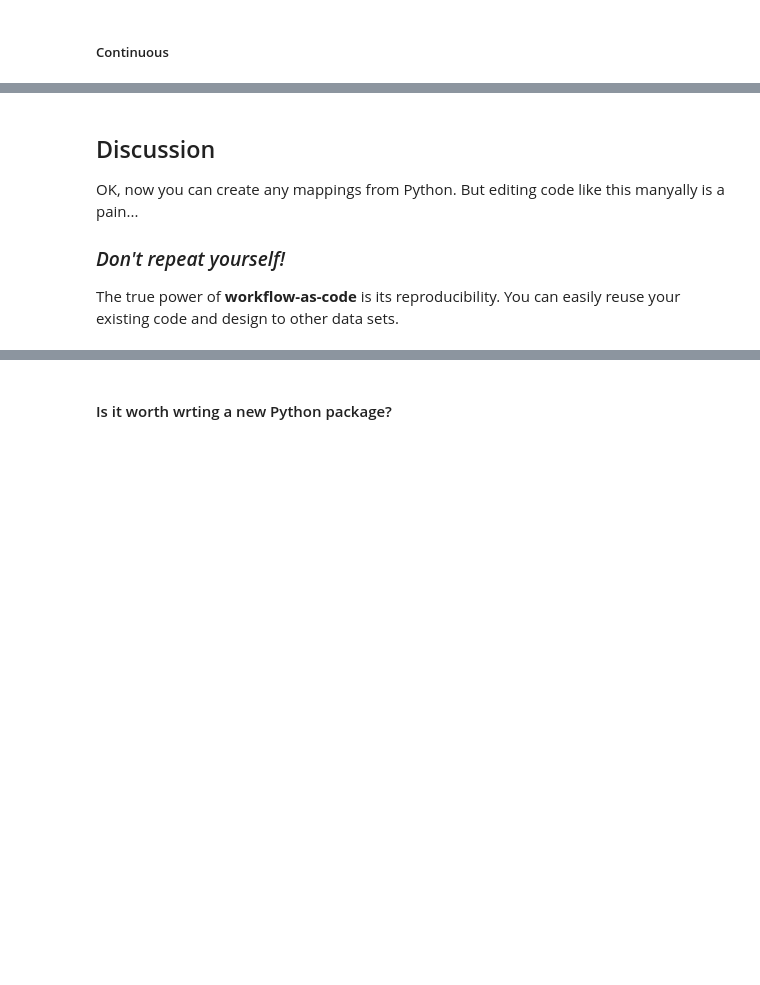
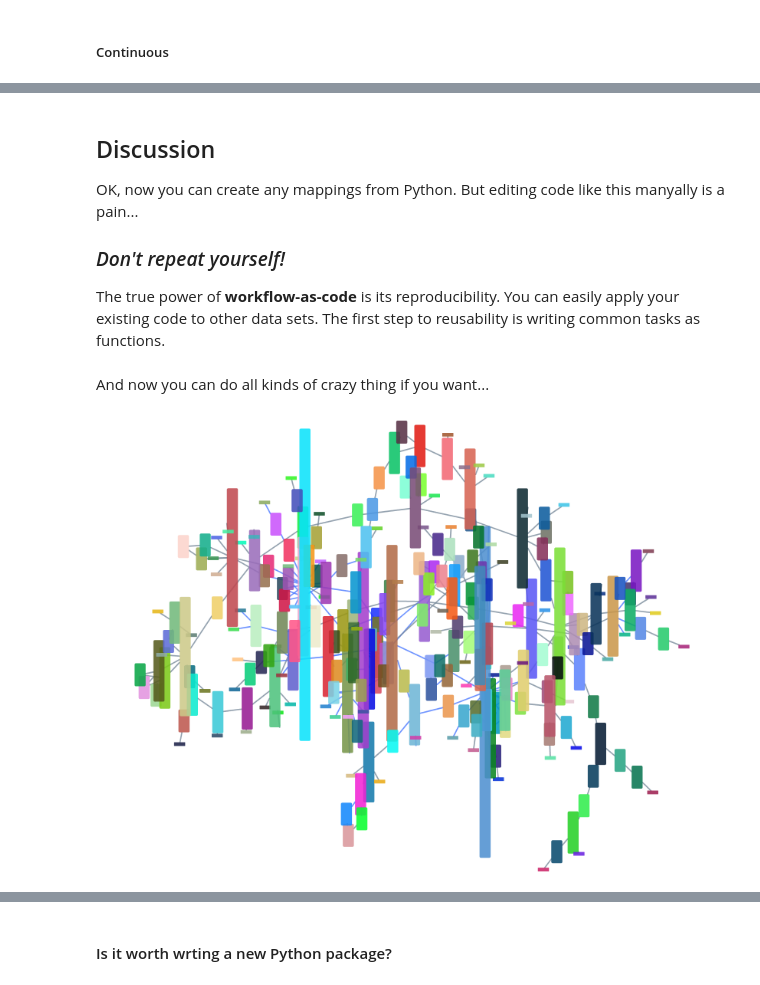
Before and after one commit to idekerlab/vizbi-2015, a Jupyter notebook: tutorials/Lesson_3_Visualization.ipynb, the cells around one changed output, grey strips where cells are left out. Cells and saved outputs as stored; diff of their text form; code cells hidden in the pictures; blank space fills up the shorter version.

```diff
--- a/tutorials/Lesson_3_Visualization.ipynb
+++ b/tutorials/Lesson_3_Visualization.ipynb
@@ -247,7 +277,7 @@ Image(BASE+'networks/' + str(suid) + '/views/first.png')
 OK, now you can create any mappings from Python.  But editing code like this manyally is a pain...
 
 ### _Don't repeat yourself!_
-The true power of __workflow-as-code__ is its reproducibility.  You can easily reuse your existing code and design to other data sets.
+The true power of __workflow-as-code__ is its reproducibility.  You can easily apply your existing code to other data sets.  The first step to reusability is writing common tasks as functions.
 # %%
 def get_basic_mapping(map_type, column, column_type, vp):
     new_mapping = {
@@ -270,3 +300,27 @@ def get_continuous_mapping(column, column_type, vp):
 
 def get_passthrough_mapping(column, column_type, vp):
     return get_basic_mapping('passthrough', column, column_type, vp)
+# %% [markdown]
+And now you can do all kinds of crazy thing if you want...
+# %%
+# Find network ID
+res = requests.get(BASE + 'networks/' + str(suid) + '/nodes')
+node_suids = res.json()
+
+import random
+
+random_colors = []
+for node in node_suids:
+    entry = {
+        'key': str(node),
+        'value': '#' + format(random.randint(1,255), 'X') + format(random.randint(1,255), 'X') + format(random.randint(1,255), 'X')
+    }
+    random_colors.append(entry)
+
+random_color_mapping = get_discrete_mapping('SUID', 'Long', 'NODE_FILL_COLOR')
+random_color_mapping['map'] = random_colors
+
+create('styles/default/mappings', [random_color_mapping])
+Image(BASE+'networks/' + str(suid) + '/views/first.png')
+# %% [output]
+[figure, added]
```
Also changed, not shown: parts of 21 cells of this notebook.
